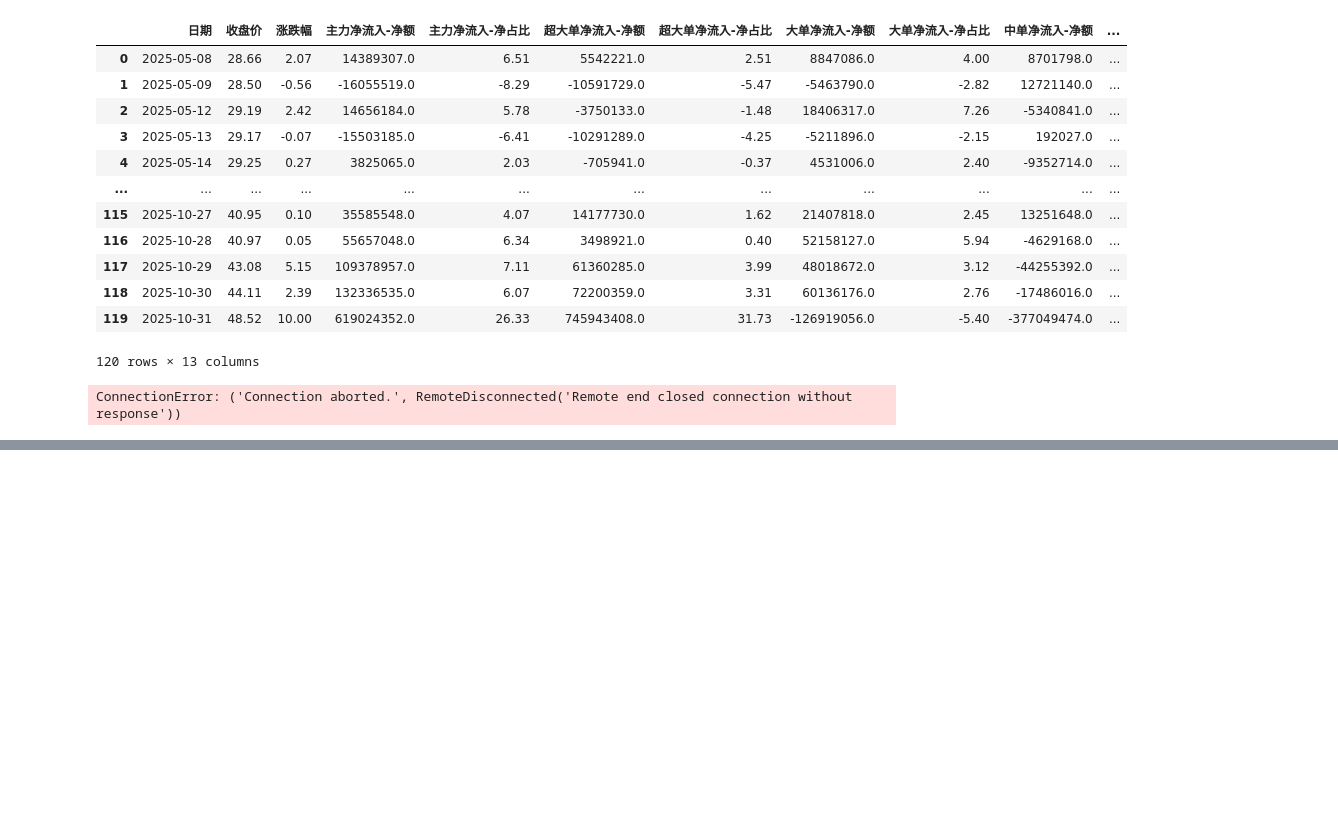
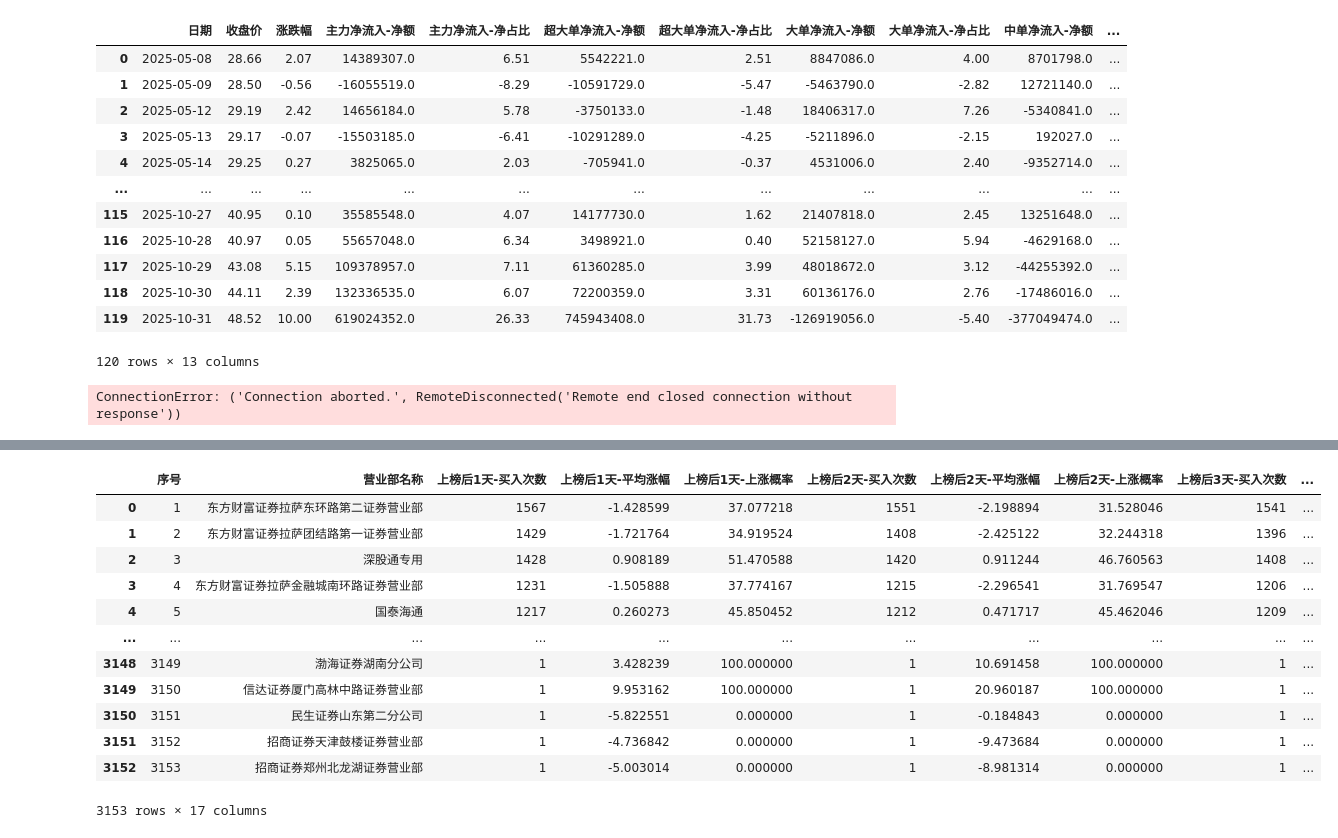
Before and after one commit to EveryFine/GeniusTradeTracker, a Jupyter notebook: tracker/app/akshare/akshare_intraday.ipynb, the cells around one changed output, grey strips where cells are left out. Cells and saved outputs as stored; diff of their text form; code cells hidden in the pictures; blank space fills up the shorter version.

```diff
--- a/tracker/app/akshare/akshare_intraday.ipynb
+++ b/tracker/app/akshare/akshare_intraday.ipynb
@@ -1048,0 +1327,17 @@ ConnectionError: ('Connection aborted.', RemoteDisconnected('Remote end closed c
+# %%
+stock_lhb_yybph_em_df = ak.stock_lhb_yybph_em(symbol="近六月")
+stock_lhb_yybph_em_df
+# %% [output]
+|  | 序号 | 营业部名称 | 上榜后1天-买入次数 | 上榜后1天-平均涨幅 | 上榜后1天-上涨概率 | 上榜后2天-买入次数 | 上榜后2天-平均涨幅 | 上榜后2天-上涨概率 | 上榜后3天-买入次数 | ... |
+| 0 | 1 | 东方财富证券拉萨东环路第二证券营业部 | 1567 | -1.428599 | 37.077218 | 1551 | -2.198894 | 31.528046 | 1541 | ... |
+| 1 | 2 | 东方财富证券拉萨团结路第一证券营业部 | 1429 | -1.721764 | 34.919524 | 1408 | -2.425122 | 32.244318 | 1396 | ... |
+| 2 | 3 | 深股通专用 | 1428 | 0.908189 | 51.470588 | 1420 | 0.911244 | 46.760563 | 1408 | ... |
+| 3 | 4 | 东方财富证券拉萨金融城南环路证券营业部 | 1231 | -1.505888 | 37.774167 | 1215 | -2.296541 | 31.769547 | 1206 | ... |
+| 4 | 5 | 国泰海通 | 1217 | 0.260273 | 45.850452 | 1212 | 0.471717 | 45.462046 | 1209 | ... |
+| ... | ... | ... | ... | ... | ... | ... | ... | ... | ... | ... |
+| 3148 | 3149 | 渤海证券湖南分公司 | 1 | 3.428239 | 100.000000 | 1 | 10.691458 | 100.000000 | 1 | ... |
+| 3149 | 3150 | 信达证券厦门高林中路证券营业部 | 1 | 9.953162 | 100.000000 | 1 | 20.960187 | 100.000000 | 1 | ... |
+| 3150 | 3151 | 民生证券山东第二分公司 | 1 | -5.822551 | 0.000000 | 1 | -0.184843 | 0.000000 | 1 | ... |
+| 3151 | 3152 | 招商证券天津鼓楼证券营业部 | 1 | -4.736842 | 0.000000 | 1 | -9.473684 | 0.000000 | 1 | ... |
+| 3152 | 3153 | 招商证券郑州北龙湖证券营业部 | 1 | -5.003014 | 0.000000 | 1 | -8.981314 | 0.000000 | 1 | ... |
+3153 rows × 17 columns
```
Also changed, not shown: parts of 31 cells of this notebook, 6 other files.
